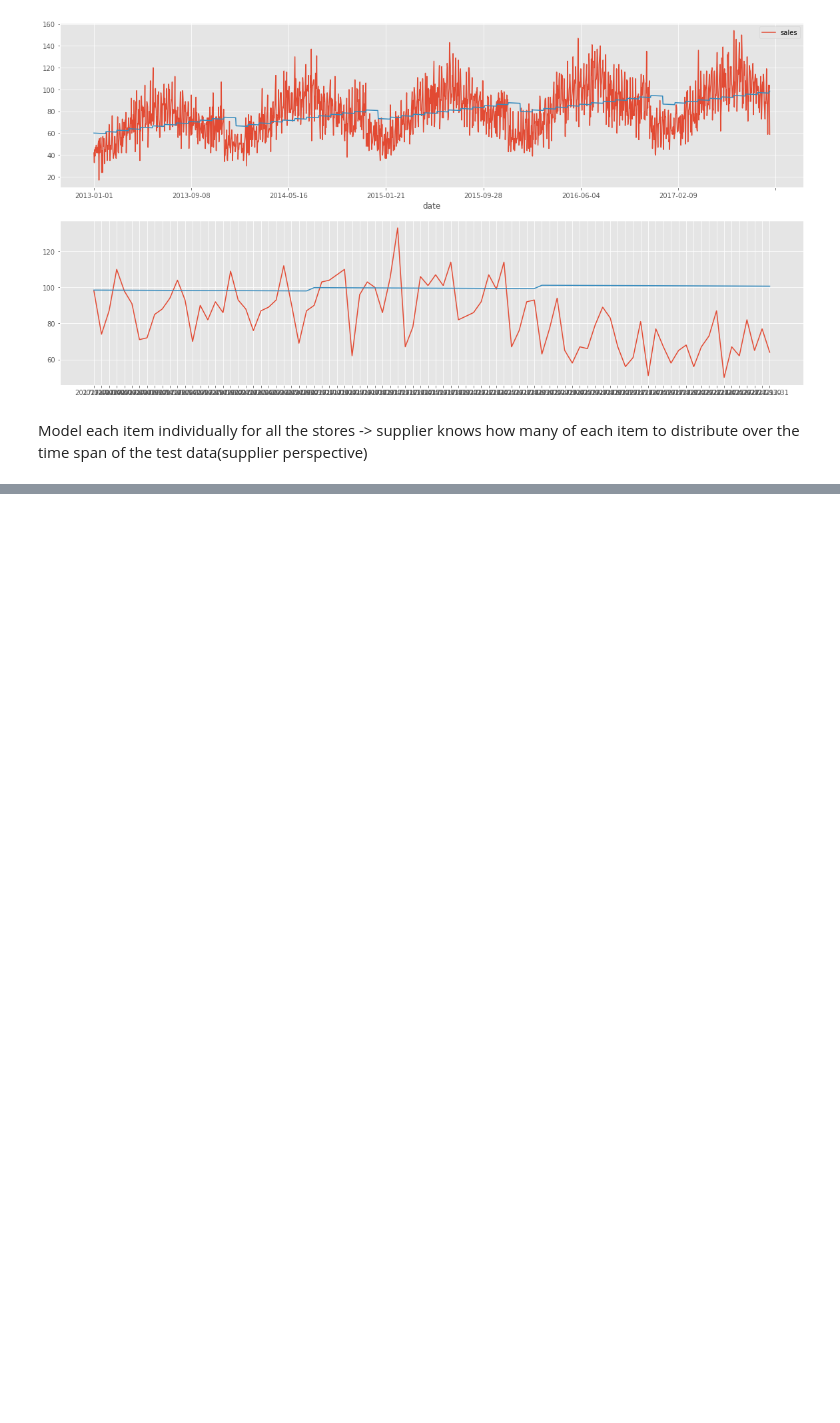
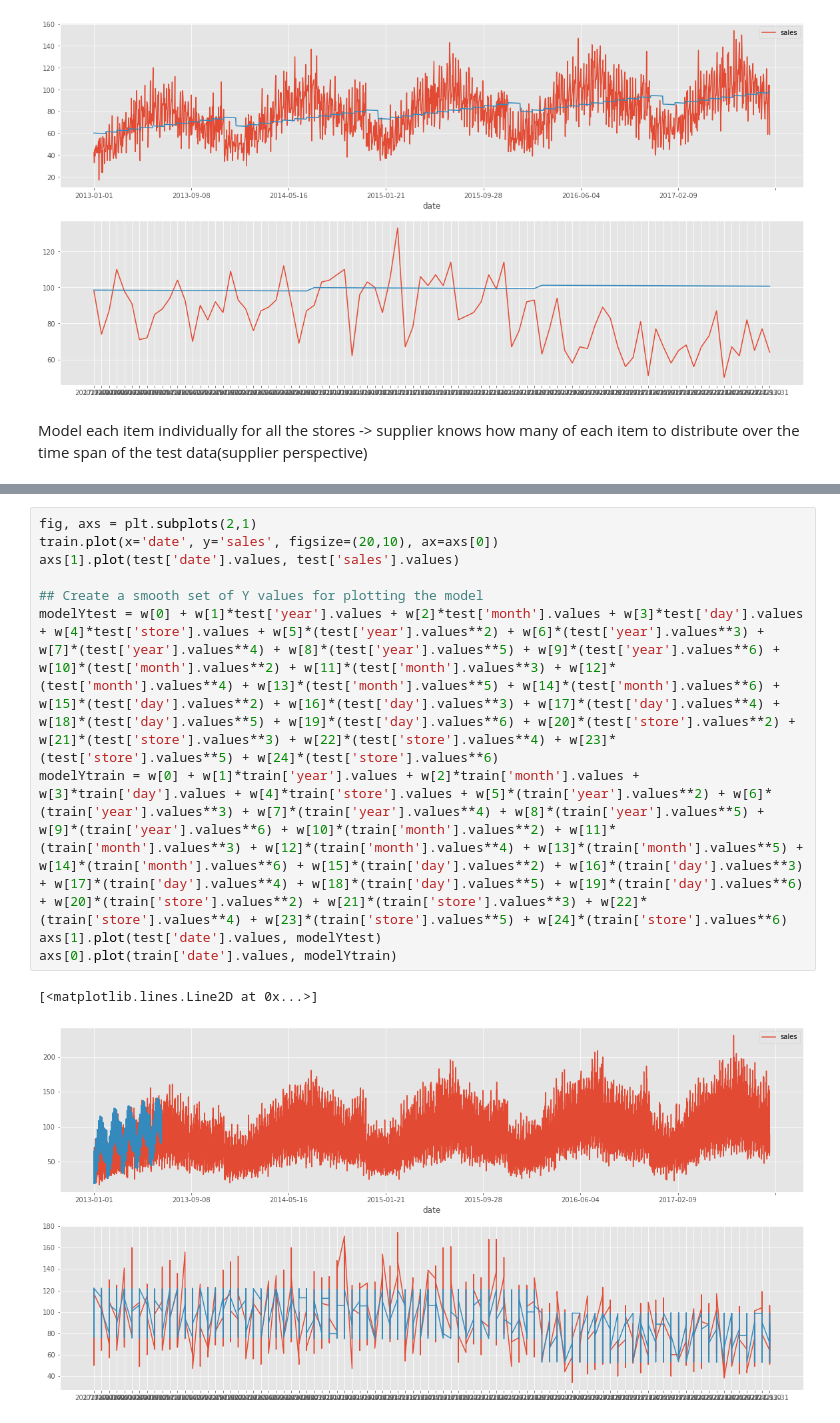
Before and after one commit to sh-biswas/demand-forecasting_Cogs109Final, a Jupyter notebook: Report.ipynb, the cells around one changed output, grey strips where cells are left out. Drawn from its saved outputs; the diff is of its cells as text; blank space fills up the shorter version.

```diff
--- a/Report.ipynb
+++ b/Report.ipynb
@@ -158,0 +207,13 @@ Model each item individually for all the stores -> supplier knows how many of ea
+# %%
+fig, axs = plt.subplots(2,1)
+train.plot(x='date', y='sales', figsize=(20,10), ax=axs[0])
+axs[1].plot(test['date'].values, test['sales'].values)
+
+## Create a smooth set of Y values for plotting the model
+modelYtest = w[0] + w[1]*test['year'].values + w[2]*test['month'].values + w[3]*test['day'].values + w[4]*test['store'].values + w[5]*(test['year'].values**2) + w[6]*(test['year'].values**3) + w[7]*(test['year'].values**4) + w[8]*(test['year'].values**5) + w[9]*(test['year'].values**6) + w[10]*(test['month'].values**2) + w[11]*(test['month'].values**3) + w[12]*(test['month'].values**4) + w[13]*(test['month'].values**5) + w[14]*(test['month'].values**6) + w[15]*(test['day'].values**2) + w[16]*(test['day'].values**3) + w[17]*(test['day'].values**4) + w[18]*(test['day'].values**5) + w[19]*(test['day'].values**6) + w[20]*(test['store'].values**2) + w[21]*(test['store'].values**3) + w[22]*(test['store'].values**4) + w[23]*(test['store'].values**5) + w[24]*(test['store'].values**6)
+modelYtrain = w[0] + w[1]*train['year'].values + w[2]*train['month'].values + w[3]*train['day'].values + w[4]*train['store'].values + w[5]*(train['year'].values**2) + w[6]*(train['year'].values**3) + w[7]*(train['year'].values**4) + w[8]*(train['year'].values**5) + w[9]*(train['year'].values**6) + w[10]*(train['month'].values**2) + w[11]*(train['month'].values**3) + w[12]*(train['month'].values**4) + w[13]*(train['month'].values**5) + w[14]*(train['month'].values**6) + w[15]*(train['day'].values**2) + w[16]*(train['day'].values**3) + w[17]*(train['day'].values**4) + w[18]*(train['day'].values**5) + w[19]*(train['day'].values**6) + w[20]*(train['store'].values**2) + w[21]*(train['store'].values**3) + w[22]*(train['store'].values**4) + w[23]*(train['store'].values**5) + w[24]*(train['store'].values**6)
+axs[1].plot(test['date'].values, modelYtest)
+axs[0].plot(train['date'].values, modelYtrain)
+# %% [output]
+[<matplotlib.lines.Line2D at 0x...>]
+[figure, added]
```
Also changed, not shown: parts of 10 cells of this notebook.
